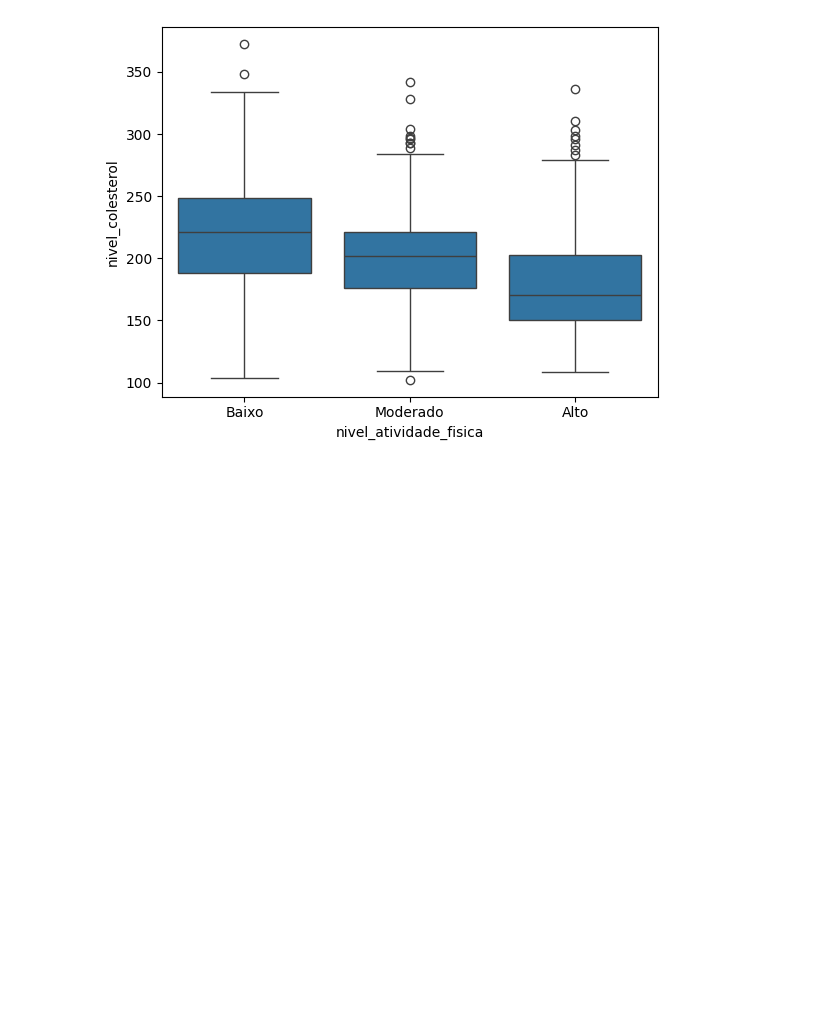
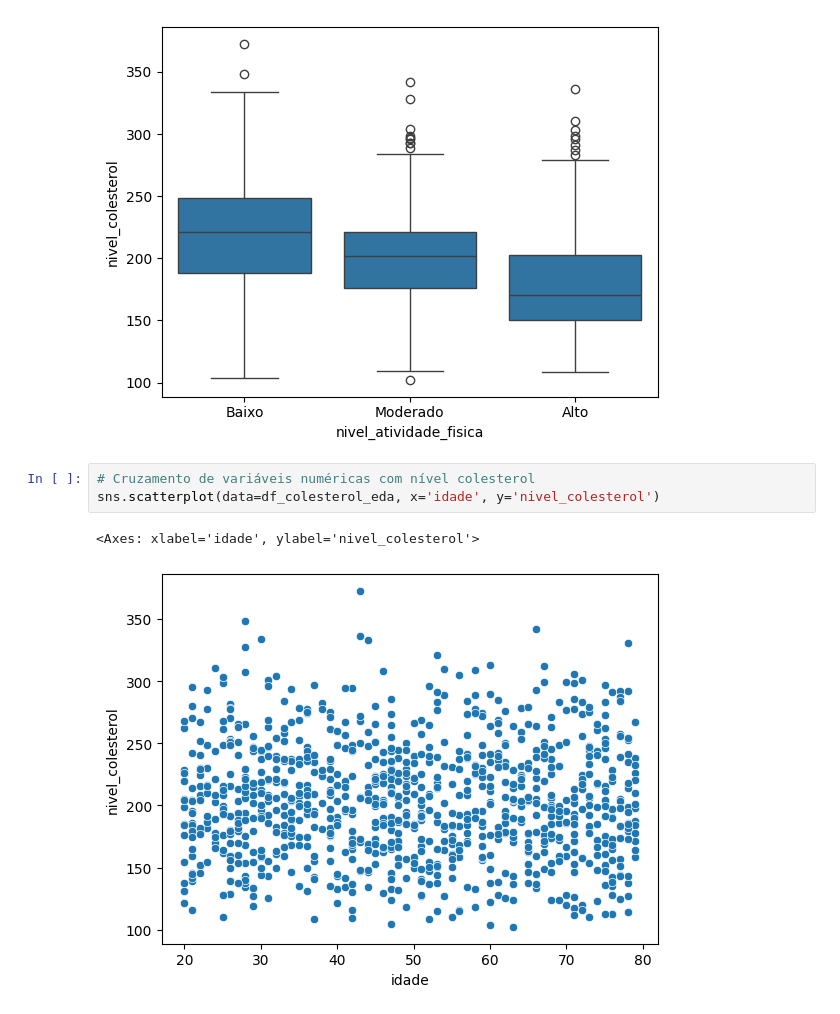
Before and after one commit to felipesanderp/regrassao-linear-multipla-ia-python, a Jupyter notebook: modelo_colesterol.ipynb, the cells around one changed output. Drawn from its saved outputs; the diff is of its cells as text; blank space fills up the shorter version.

Commit message:
plot numeric variables

```diff
--- a/modelo_colesterol.ipynb
+++ b/modelo_colesterol.ipynb
@@ -175,3 +175,9 @@ sns.boxplot(data=df_colesterol_eda, x='nivel_atividade_fisica', y='nivel_coleste
 # %% [output]
 <Axes: xlabel='nivel_atividade_fisica', ylabel='nivel_colesterol'>
 [figure]
+# %%
+# Cruzamento de variáveis numéricas com nível colesterol
+sns.scatterplot(data=df_colesterol_eda, x='idade', y='nivel_colesterol')
+# %% [output]
+<Axes: xlabel='idade', ylabel='nivel_colesterol'>
+[figure, added]
```
Also changed, not shown: parts of 2 cells of this notebook.
